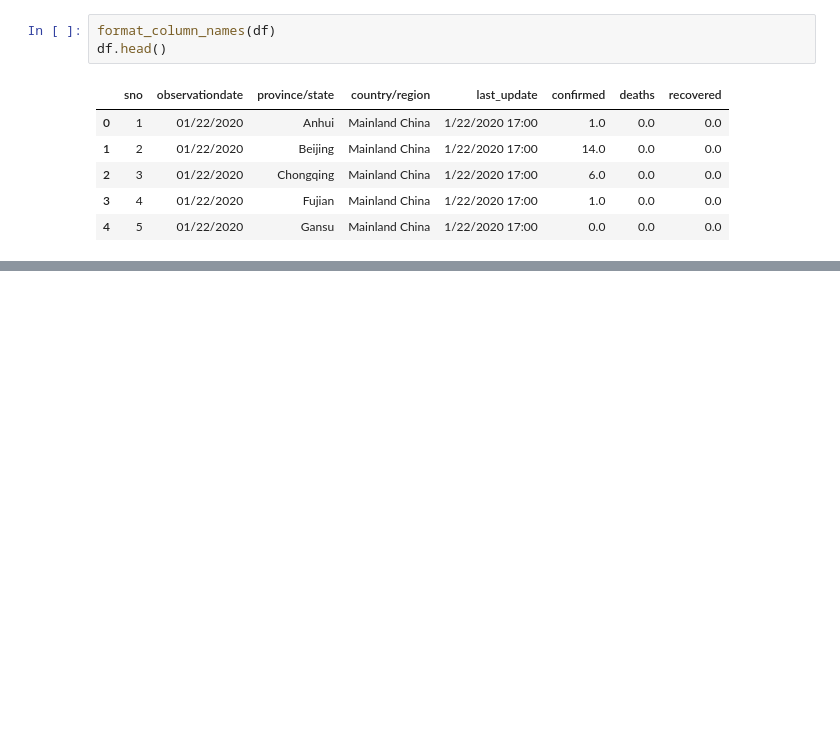
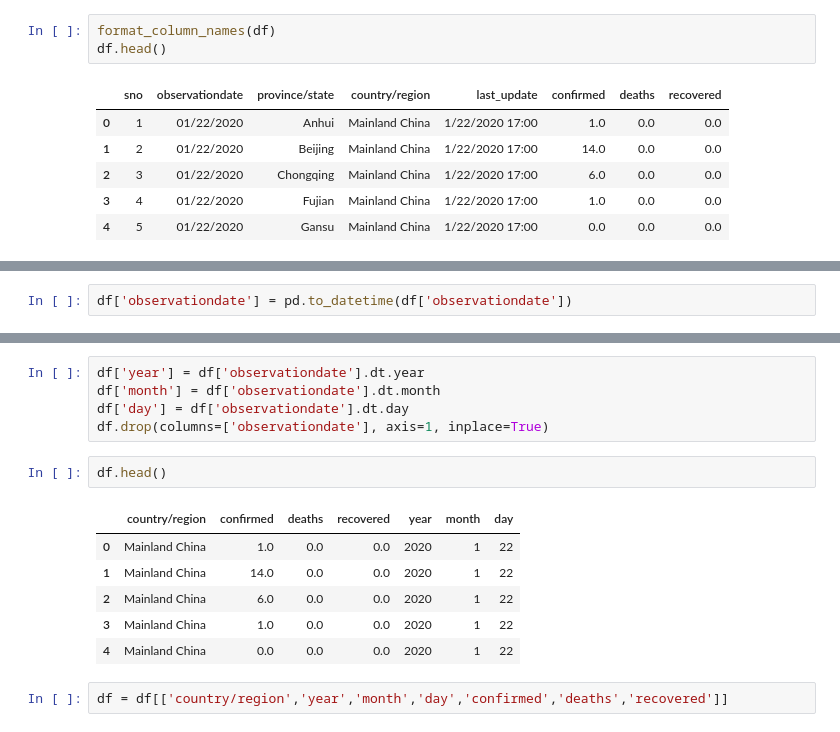
Before and after one commit to omartru10/machile-learning, a Jupyter notebook: RNA/covid-19.ipynb, the cells around one changed output, grey strips where cells are left out. Drawn from its saved outputs; the diff is of its cells as text; blank space fills up the shorter version.

```diff
--- a/RNA/covid-19.ipynb
+++ b/RNA/covid-19.ipynb
@@ -62,0 +61,2 @@ df
+# %%
+df['observationdate'] = pd.to_datetime(df['observationdate'])
@@ -62,0 +87,16 @@ df
+# %%
+df['year'] = df['observationdate'].dt.year
+df['month'] = df['observationdate'].dt.month
+df['day'] = df['observationdate'].dt.day
+df.drop(columns=['observationdate'], axis=1, inplace=True)
+# %%
+df.head()
+# %% [output]
+|  | country/region | confirmed | deaths | recovered | year | month | day |
+| 0 | Mainland China | 1.0 | 0.0 | 0.0 | 2020 | 1 | 22 |
+| 1 | Mainland China | 14.0 | 0.0 | 0.0 | 2020 | 1 | 22 |
+| 2 | Mainland China | 6.0 | 0.0 | 0.0 | 2020 | 1 | 22 |
+| 3 | Mainland China | 1.0 | 0.0 | 0.0 | 2020 | 1 | 22 |
+| 4 | Mainland China | 0.0 | 0.0 | 0.0 | 2020 | 1 | 22 |
+# %%
+df = df[['country/region','year','month','day','confirmed','deaths','recovered']]
```
Also changed, not shown: parts of 14 cells of this notebook.
